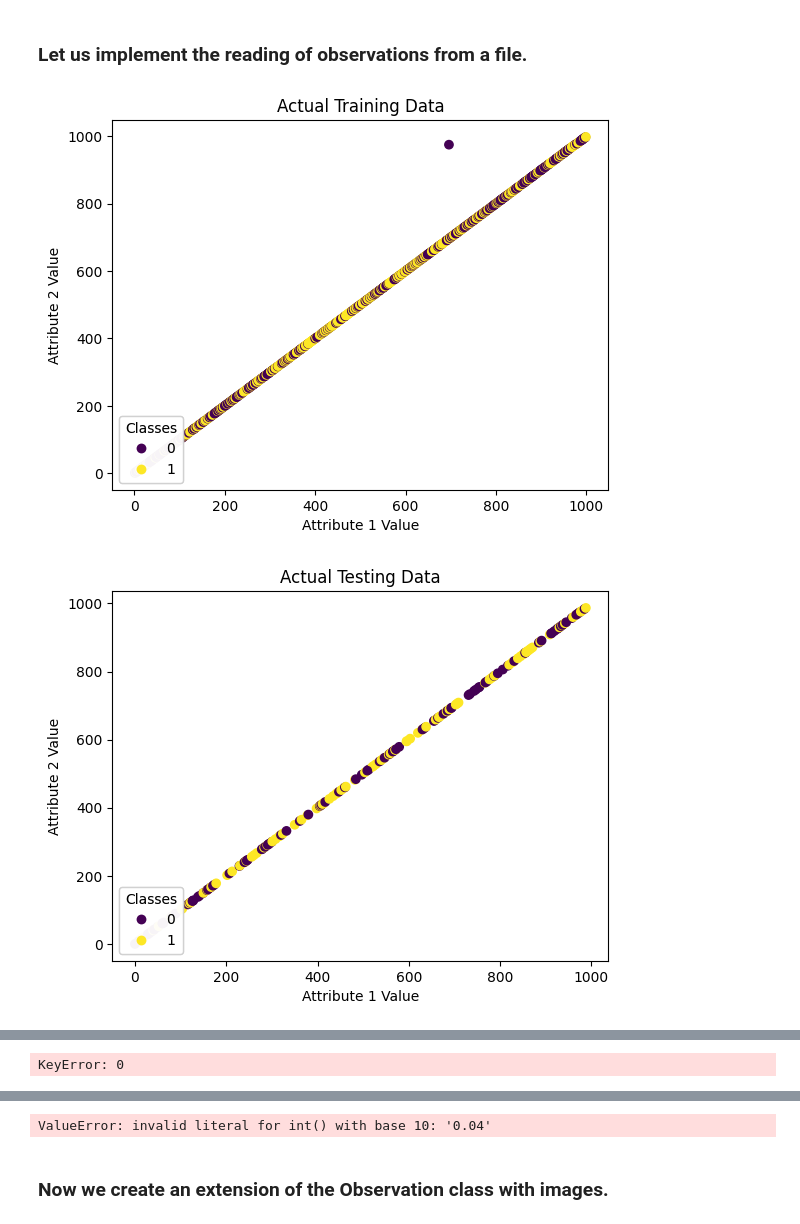
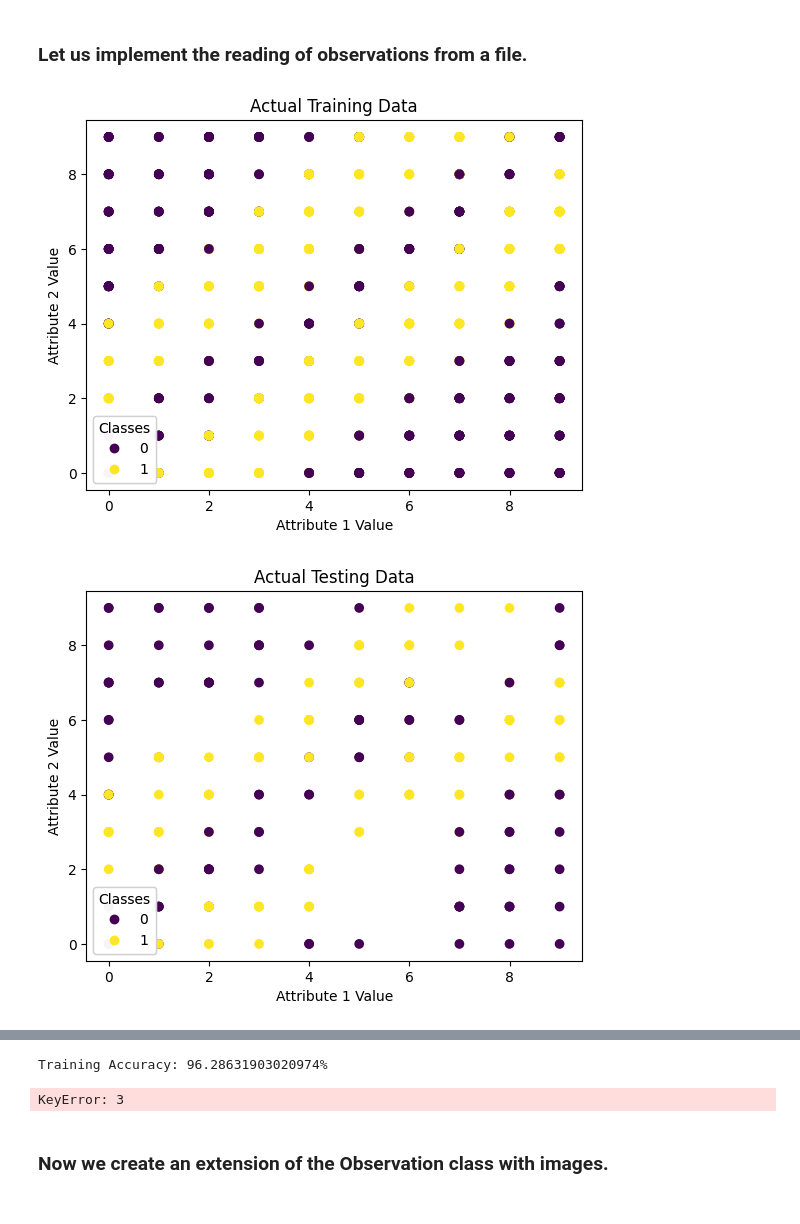
Before and after one commit to Pirate-Hunter-Zoro/Image-Classification, a Jupyter notebook: decision_tree.ipynb, the cells around one changed output, grey strips where cells are left out. Cells and saved outputs as stored; diff of their text form; code cells hidden in the pictures.

```diff
--- a/decision_tree.ipynb
+++ b/decision_tree.ipynb
@@ -254,7 +254,7 @@ class FileObservationsReader:
     """This class takes in data as a pandas data frame along with a block size and parameter for the k nearest neighbors,
     """
 
-    def __init__(self, file_name: str, delimiter: str, id_column_name: str, classification_column_name: str):
+    def __init__(self, file_name: str, delimiter: str, id_column_name: str, classification_column_name: str, continuous_splits: int = 4):
         """Initialize a FileObservationsReader, which creates a list of observations from the given file
         Args:
             file_name (str): The file from which to read in data
@@ -327,8 +327,6 @@ class FileObservationsReader:
                         try:
                             # Is a float
                             float(string)
-                            # In case we thought this was an integer attribute before
-                            discrete_integer_attribute_indices.remove(idx)
                             continuous_attribute_indices.add(idx)
                         except:
                             # Not a float
@@ -350,7 +348,7 @@ class FileObservationsReader:
         possible_continuous_attribute_values = {} # Each continuous attribute will be discretized into 4 different classes
         for attr_idx in continuous_attribute_indices:
             continuous_attribute_values[attr_idx] = []
-            possible_continuous_attribute_values[attr_idx] = set([1,2,3,4])
+            possible_continuous_attribute_values[attr_idx] = set(range(continuous_splits))
             for point_string in points_as_strings:
                 point_attributes = point_string[:-1].split(delimiter)
                 continuous_attribute_values[attr_idx].append(float(point_attributes[attr_idx]))
@@ -364,14 +362,8 @@ class FileObservationsReader:
             Returns:
                 int: the classification of said float
             """
-            if x < 0.25:
-                return 0
-            elif x < 0.5:
-                return 1
-            elif x < 0.75:
-                return 2
-            else:
-                return 3
+            discrete_class_width = 1 / continuous_splits
+            return min(int(x / discrete_class_width), continuous_splits-1)
         # Normalize a vector
         def normalize(x: list[float]):
             """Helper method to normalize a vector (treated as a list)
@@ -519,8 +511,8 @@ class FileObservationsReader:
         fig.clear()
 # %%
 # Let us display prediction results from the labeled-examples file
-fobsr = FileObservationsReader(file_name="labeled-examples", delimiter=" ", id_column_name="id", classification_column_name="class")
+fobsr = FileObservationsReader(file_name="labeled-examples", delimiter=" ", id_column_name="id", classification_column_name="class", continuous_splits=10)
 fobsr.plot_predictions()
 # %% [output]
-[figure, old version]
+[figure, new version]
-[figure, old version]
+[figure, new version]
@@ -528 +519,0 @@ fobsr.plot_predictions()
-KeyError: 0
@@ -532,7 +523,8 @@ KeyError: 0
 fobsr = FileObservationsReader(file_name="winequality.csv", delimiter=";", id_column_name="\"id\"", classification_column_name="\"type\"")
 fobsr.get_results()
 # %% [output]
-ValueError: invalid literal for int() with base 10: '0.04'
+Training Accuracy: 96.28631903020974%
+KeyError: 3
 # %% [markdown]
 ### Now we create an extension of the Observation class with images.
 # %%
```
Also changed, not shown: parts of 1 cell of this notebook.
